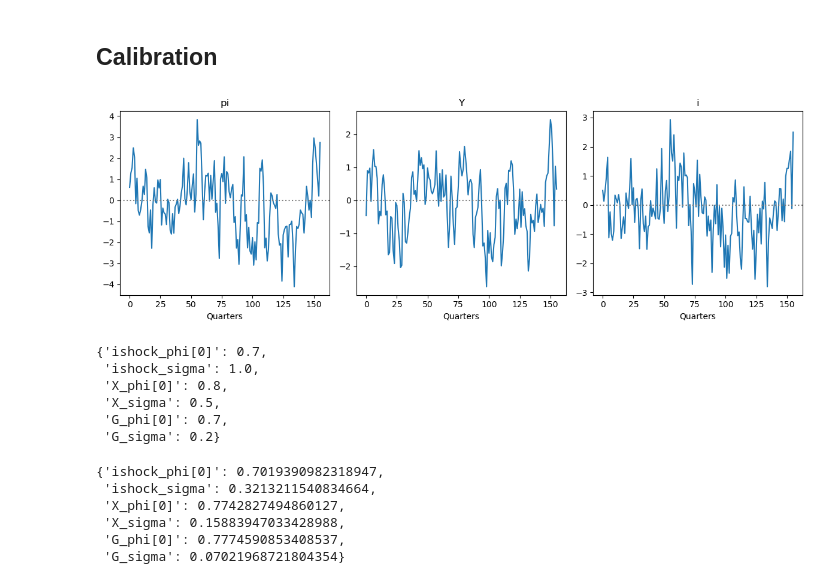
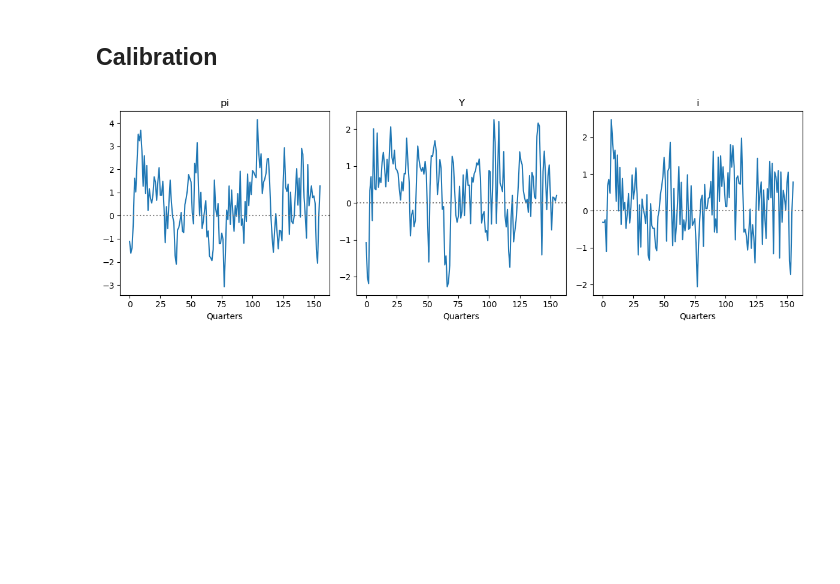
Before and after one commit to shade-econ/sequence-jacobian, a Jupyter notebook: notebooks/estimate_hank.ipynb, the cells around one changed output. Drawn from its saved outputs; the diff is of its cells as text; code cells hidden in the pictures; blank space fills up the shorter version.

```diff
--- a/notebooks/estimate_hank.ipynb
+++ b/notebooks/estimate_hank.ipynb
@@ -227,16 +188,13 @@ shock_prior = Prior({i: ar_prior for i in inputs})
 # %%
-T_sim = 156  # 39 years, as in the original SW (2007) sample
-
-G = ha.solve_jacobian(ss, unknowns, targets, inputs, outputs, T=T)
 impulses = shocks.generate_impulses(T)
 irfs = {i: G @ {i: impulses[i]} for i in inputs}
 
-data_simul = simulate(list(irfs.values()), outputs, T_sim)
+data_simul = simulate(list(irfs.values()), outputs, 156)
 plot_timeseries(data_simul, figsize=(12, 4))
 
-Y = np.empty((T_sim, len(outputs)))
+Y = np.empty((156, len(outputs)))
 for no, o in enumerate(outputs):
     Y[:, no] = data_simul[o]
 # %% [output]
-[figure, old version]
+[figure, new version]
 # %%
@@ -268,10 +221 @@ def log_likelihood(shock_parameters):
     return loglik + logprior
-# %%
-theta0
-# %% [output]
-{'ishock_phi[0]': 0.7,
- 'ishock_sigma': 1.0,
- 'X_phi[0]': 0.8,
- 'X_sigma': 0.5,
- 'G_phi[0]': 0.7,
- 'G_sigma': 0.2}
@@ -285,9 +221,0 @@ result = optimize.minimize(
-# %%
-dict(zip(labels, result.x))
-# %% [output]
-{'ishock_phi[0]': 0.7019390982318947,
- 'ishock_sigma': 0.3213211540834664,
- 'X_phi[0]': 0.7742827494860127,
- 'X_sigma': 0.15883947033428988,
- 'G_phi[0]': 0.7774590853408537,
- 'G_sigma': 0.07021968721804354}
```
Also changed, not shown: parts of 11 cells of this notebook.
